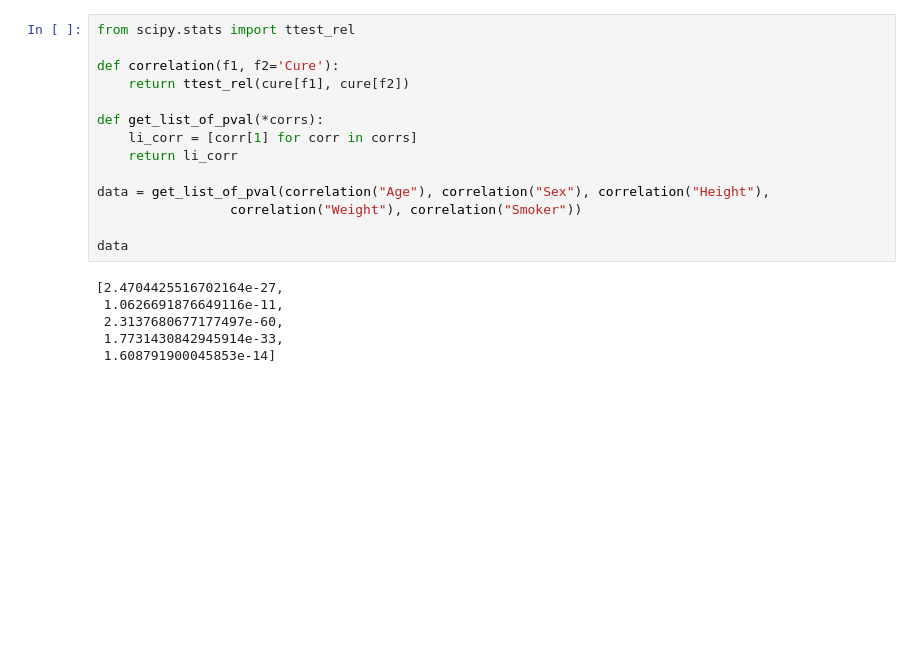
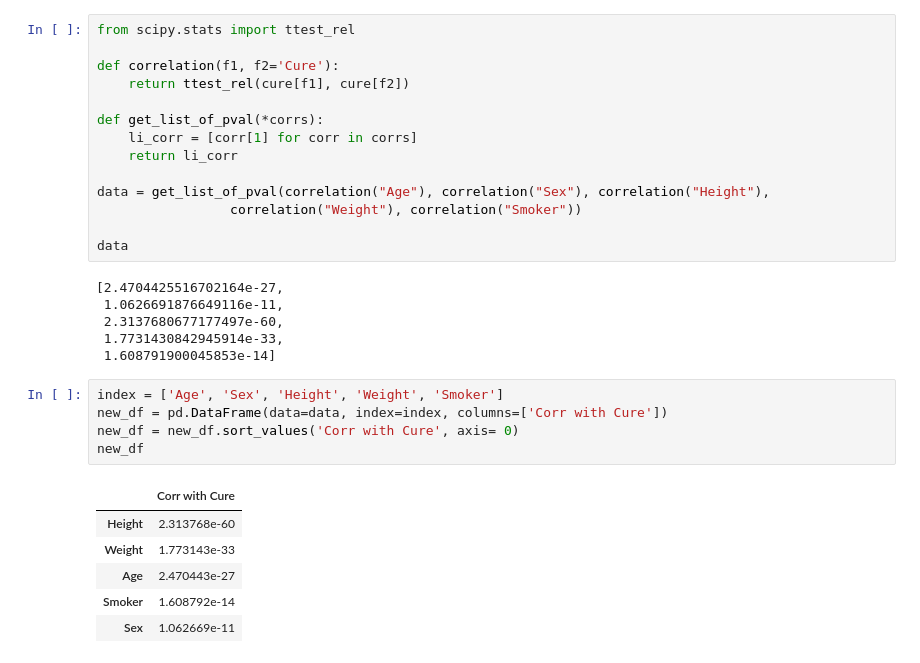
Before and after one commit to amirho3einsedaghati/DataScience, a Jupyter notebook: Study on Curing Patients using a Synthetic dataset/Study on Curing Patients using a Synthetic dataset.ipynb, the cells around one changed output. Saved outputs shown, nothing was run; the diff lists cells and outputs as text; blank space fills up the shorter version.

```diff
--- a/Study on Curing Patients using a Synthetic dataset/Study on Curing Patients using a Synthetic dataset.ipynb
+++ b/Study on Curing Patients using a Synthetic dataset/Study on Curing Patients using a Synthetic dataset.ipynb
@@ -182,4 +210,16 @@ data
  2.3137680677177497e-60,
  1.7731430842945914e-33,
  1.608791900045853e-14]
+# %%
+index = ['Age', 'Sex', 'Height', 'Weight', 'Smoker']
+new_df = pd.DataFrame(data=data, index=index, columns=['Corr with Cure'])
+new_df = new_df.sort_values('Corr with Cure', axis= 0)
+new_df
+# %% [output]
+|  | Corr with Cure |
+| Height | 2.313768e-60 |
+| Weight | 1.773143e-33 |
+| Age | 2.470443e-27 |
+| Smoker | 1.608792e-14 |
+| Sex | 1.062669e-11 |
 # %%
```
Also changed, not shown: parts of 5 cells of this notebook.
